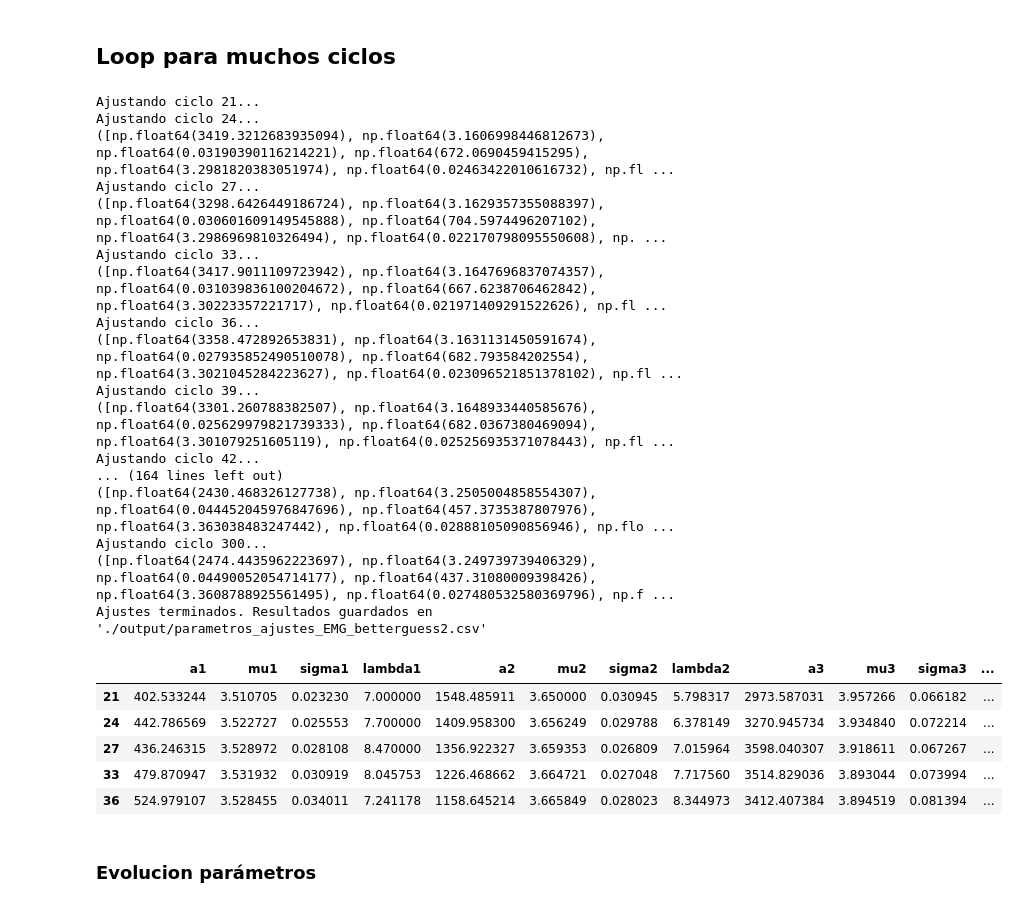
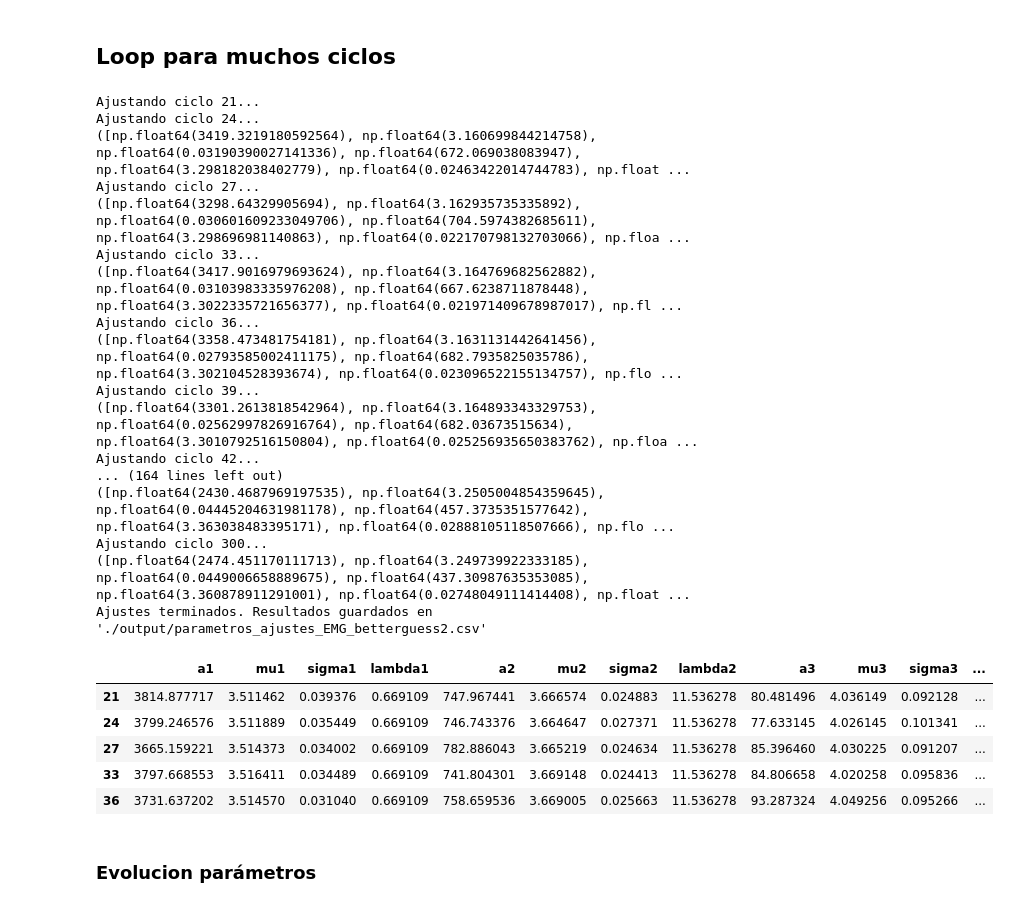
Before and after one commit to majodomenech/proc-icdv, a Jupyter notebook: notebooks/estudio7-EMGlamfijo-variosciclos.ipynb, the cells around one changed output. Drawn from its saved outputs; the diff is of its cells as text; code cells hidden in the pictures.

```diff
--- a/notebooks/estudio7-EMGlamfijo-variosciclos.ipynb
+++ b/notebooks/estudio7-EMGlamfijo-variosciclos.ipynb
@@ -429,7 +432,7 @@ for ciclo in [ciclos[0]]:
         plt.xlabel("Voltaje (V)")
         plt.ylabel("dQ/dV (mAh/Vg)")
         plt.title(f"Ajuste ciclo {ciclo}")
-        plt.savefig(f'./output/ajuste_picos_ciclo{ciclo}_{nombre}.png', dpi=300)
+        plt.savefig(f'../output/ajuste_picos_ciclo{ciclo}_{nombre}.png', dpi=300)
         plt.close()
 
 
@@ -515,7 +518,7 @@ for ciclo in ciclos[1:]:
         plt.xlabel("Voltaje (V)")
         plt.ylabel("dQ/dV (mAh/Vg)")
         plt.title(f"Ajuste ciclo {ciclo}")
-        plt.savefig(f'./output/ajuste_picos_ciclo{ciclo}_{nombre}.png', dpi=300)
+        plt.savefig(f'../output/ajuste_picos_ciclo{ciclo}_{nombre}.png', dpi=300)
         plt.close()
 
 # %% ------- Crear DataFrame con parámetros y áreas ------------------------------------------------------------
@@ -533,38 +536,38 @@ df_params = pd.DataFrame(resultados, index=ciclos, columns=cols)
 df_final = df_params
 
 # Guardar a CSV
-df_final.to_csv(f"./output/parametros_ajustes_{nombre}.csv")
+df_final.to_csv(f"../output/parametros_ajustes_{nombre}.csv")
 
 print(f"Ajustes terminados. Resultados guardados en './output/parametros_ajustes_{nombre}.csv'")
 # %% [output]
 Ajustando ciclo 21...
 Ajustando ciclo 24...
-([np.float64(3419.3212683935094), np.float64(3.1606998446812673), np.float64(0.03190390116214221), np.float64(672.0690459415295), np.float64(3.2981820383051974), np.float64(0.02463422010616732), np.fl ...
+([np.float64(3419.3219180592564), np.float64(3.160699844214758), np.float64(0.03190390027141336), np.float64(672.069038083947), np.float64(3.298182038402779), np.float64(0.02463422014744783), np.float ...
 Ajustando ciclo 27...
-([np.float64(3298.6426449186724), np.float64(3.1629357355088397), np.float64(0.030601609149545888), np.float64(704.5974496207102), np.float64(3.2986969810326494), np.float64(0.022170798095550608), np. ...
+([np.float64(3298.64329905694), np.float64(3.162935735335892), np.float64(0.030601609233049706), np.float64(704.5974382685611), np.float64(3.298696981140863), np.float64(0.022170798132703066), np.floa ...
 Ajustando ciclo 33...
-([np.float64(3417.9011109723942), np.float64(3.1647696837074357), np.float64(0.031039836100204672), np.float64(667.6238706462842), np.float64(3.30223357221717), np.float64(0.021971409291522626), np.fl ...
+([np.float64(3417.9016979693624), np.float64(3.164769682562882), np.float64(0.03103983335976208), np.float64(667.6238711878448), np.float64(3.3022335721656377), np.float64(0.021971409678987017), np.fl ...
 Ajustando ciclo 36...
-([np.float64(3358.472892653831), np.float64(3.1631131450591674), np.float64(0.027935852490510078), np.float64(682.793584202554), np.float64(3.3021045284223627), np.float64(0.023096521851378102), np.fl ...
+([np.float64(3358.473481754181), np.float64(3.1631131442641456), np.float64(0.02793585002411175), np.float64(682.7935825035786), np.float64(3.302104528393674), np.float64(0.023096522155134757), np.flo ...
 Ajustando ciclo 39...
-([np.float64(3301.260788382507), np.float64(3.1648933440585676), np.float64(0.025629979821739333), np.float64(682.0367380469094), np.float64(3.301079251605119), np.float64(0.025256935371078443), np.fl ...
+([np.float64(3301.2613818542964), np.float64(3.164893343329753), np.float64(0.02562997826916764), np.float64(682.03673515634), np.float64(3.3010792516150804), np.float64(0.025256935650383762), np.floa ...
 Ajustando ciclo 42...
 ... (164 lines left out)
-([np.float64(2430.468326127738), np.float64(3.2505004858554307), np.float64(0.044452045976847696), np.float64(457.3735387807976), np.float64(3.363038483247442), np.float64(0.02888105090856946), np.flo ...
+([np.float64(2430.4687969197535), np.float64(3.2505004854359645), np.float64(0.04445204631981178), np.float64(457.3735351577642), np.float64(3.363038483395171), np.float64(0.02888105118507666), np.flo ...
 Ajustando ciclo 300...
-([np.float64(2474.4435962223697), np.float64(3.249739739406329), np.float64(0.04490052054714177), np.float64(437.31080009398426), np.float64(3.3608788925561495), np.float64(0.027480532580369796), np.f ...
+([np.float64(2474.451170111713), np.float64(3.249739922333185), np.float64(0.0449006658889675), np.float64(437.30987635353085), np.float64(3.360878911291001), np.float64(0.02748049111414408), np.float ...
 Ajustes terminados. Resultados guardados en './output/parametros_ajustes_EMG_betterguess2.csv'
 # %%
-df_final = pd.read_csv("./output/parametros_ajustes_EMG.csv", index_col=0)
+df_final = pd.read_csv("../output/parametros_ajustes_EMG_betterguess2.csv", index_col=0)
 
 df_final.head()
 # %% [output]
 |  | a1 | mu1 | sigma1 | lambda1 | a2 | mu2 | sigma2 | lambda2 | a3 | mu3 | sigma3 | ... |
-| 21 | 402.533244 | 3.510705 | 0.023230 | 7.000000 | 1548.485911 | 3.650000 | 0.030945 | 5.798317 | 2973.587031 | 3.957266 | 0.066182 | ... |
-| 24 | 442.786569 | 3.522727 | 0.025553 | 7.700000 | 1409.958300 | 3.656249 | 0.029788 | 6.378149 | 3270.945734 | 3.934840 | 0.072214 | ... |
-| 27 | 436.246315 | 3.528972 | 0.028108 | 8.470000 | 1356.922327 | 3.659353 | 0.026809 | 7.015964 | 3598.040307 | 3.918611 | 0.067267 | ... |
-| 33 | 479.870947 | 3.531932 | 0.030919 | 8.045753 | 1226.468662 | 3.664721 | 0.027048 | 7.717560 | 3514.829036 | 3.893044 | 0.073994 | ... |
-| 36 | 524.979107 | 3.528455 | 0.034011 | 7.241178 | 1158.645214 | 3.665849 | 0.028023 | 8.344973 | 3412.407384 | 3.894519 | 0.081394 | ... |
+| 21 | 3814.877717 | 3.511462 | 0.039376 | 0.669109 | 747.967441 | 3.666574 | 0.024883 | 11.536278 | 80.481496 | 4.036149 | 0.092128 | ... |
+| 24 | 3799.246576 | 3.511889 | 0.035449 | 0.669109 | 746.743376 | 3.664647 | 0.027371 | 11.536278 | 77.633145 | 4.026145 | 0.101341 | ... |
+| 27 | 3665.159221 | 3.514373 | 0.034002 | 0.669109 | 782.886043 | 3.665219 | 0.024634 | 11.536278 | 85.396460 | 4.030225 | 0.091207 | ... |
+| 33 | 3797.668553 | 3.516411 | 0.034489 | 0.669109 | 741.804301 | 3.669148 | 0.024413 | 11.536278 | 84.806658 | 4.020258 | 0.095836 | ... |
+| 36 | 3731.637202 | 3.514570 | 0.031040 | 0.669109 | 758.659536 | 3.669005 | 0.025663 | 11.536278 | 93.287324 | 4.049256 | 0.095266 | ... |
 # %% [markdown]
 ### Evolucion parámetros
 # %%
```
Also changed, not shown: parts of 4 cells of this notebook, 3 other files.
